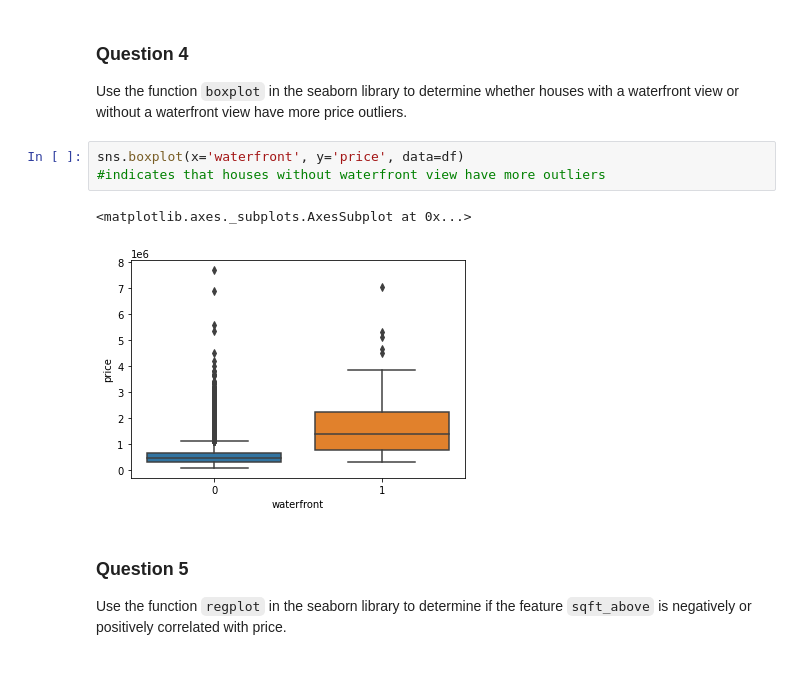
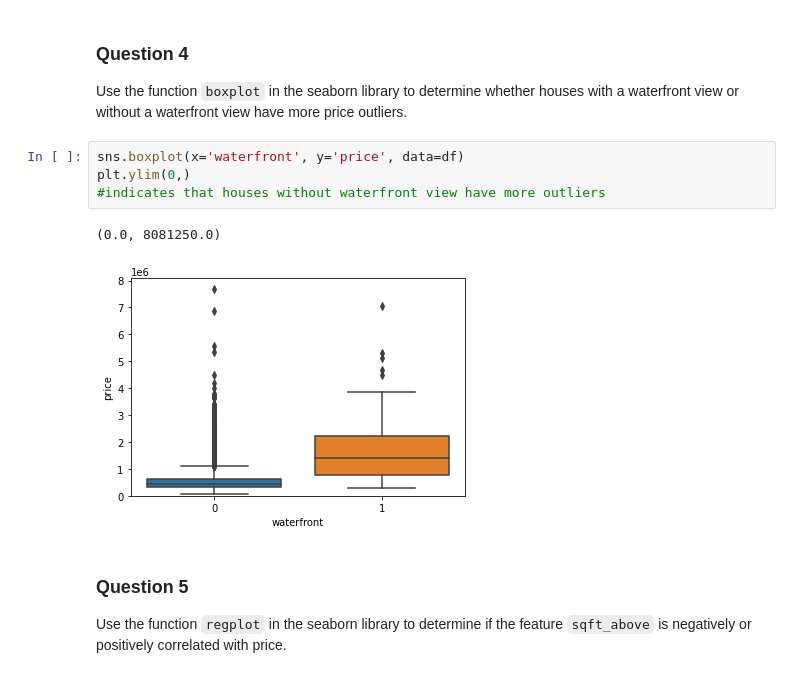
Before and after one commit to mugdhav/IBMCert, a Jupyter notebook: House_Sales_Data_Analysis_solved.ipynb, the cells around one changed output. Cells and saved outputs as stored; diff of their text form.

```diff
--- a/House_Sales_Data_Analysis_solved.ipynb
+++ b/House_Sales_Data_Analysis_solved.ipynb
@@ -200,10 +197,11 @@ df_floors
 Use the function <code>boxplot</code> in the seaborn library  to  determine whether houses with a waterfront view or without a waterfront view have more price outliers.
 # %%
 sns.boxplot(x='waterfront', y='price', data=df)
+plt.ylim(0,)
 #indicates that houses without waterfront view have more outliers
 # %% [output]
-<matplotlib.axes._subplots.AxesSubplot at 0x...>
+(0.0, 8081250.0)
-[figure, old version]
+[figure, new version]
 # %% [markdown]
 ### Question 5
 Use the function <code>regplot</code>  in the seaborn library  to  determine if the feature <code>sqft_above</code> is negatively or positively correlated with price.
```
Also changed, not shown: parts of 2 cells of this notebook.
